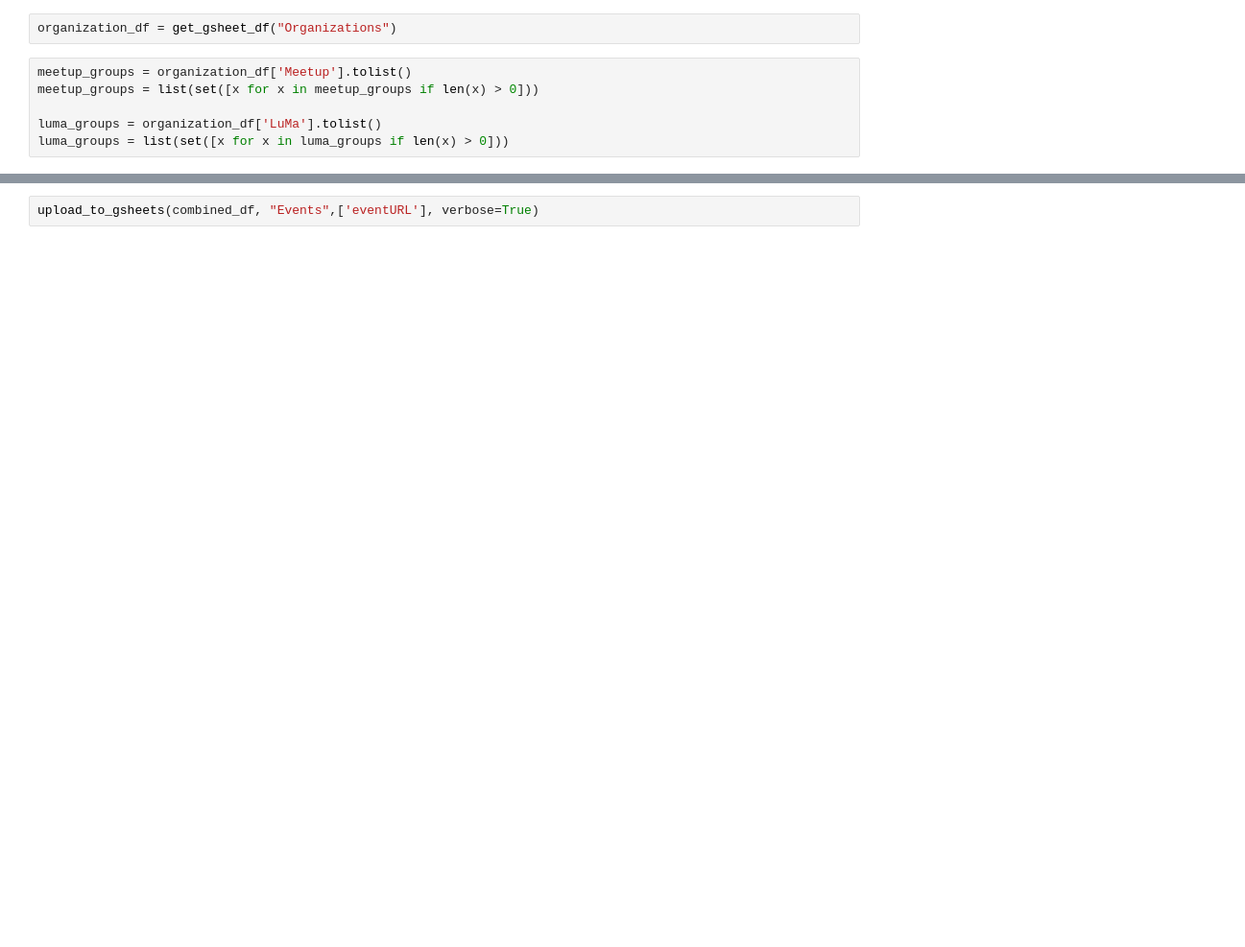
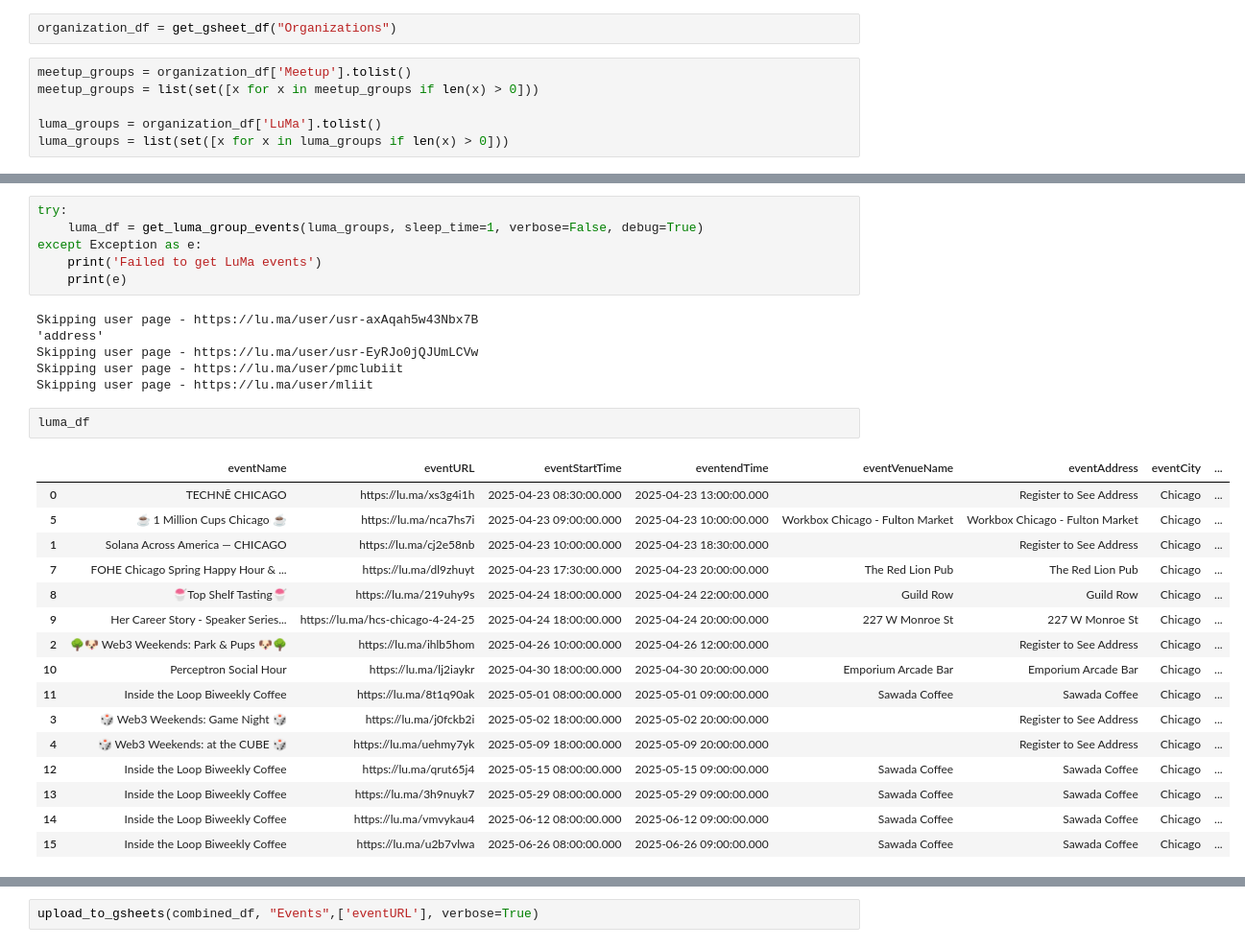
Before and after one commit to driscoll42/chicago-engineering-and-tech-communities, a Jupyter notebook: scraper_scripts/chicago.ipynb, the cells around one changed output, grey strips where cells are left out. Shown at 96% size. Saved outputs shown, nothing was run; the diff lists cells and outputs as text; blank space fills up the shorter version.

```diff
--- a/scraper_scripts/chicago.ipynb
+++ b/scraper_scripts/chicago.ipynb
@@ -30,3 +70,34 @@ organization_df
+# %%
+try:
+    luma_df = get_luma_group_events(luma_groups, sleep_time=1, verbose=False, debug=True)
+except Exception as e:
+    print('Failed to get LuMa events')
+    print(e)
+# %% [output]
+Skipping user page - https://lu.ma/user/usr-axAqah5w43Nbx7B
+'address'
+Skipping user page - https://lu.ma/user/usr-EyRJo0jQJUmLCVw
+Skipping user page - https://lu.ma/user/pmclubiit
+Skipping user page - https://lu.ma/user/mliit
+# %%
+luma_df
+# %% [output]
+|  | eventName | eventURL | eventStartTime | eventendTime | eventVenueName | eventAddress | eventCity | ... |
+| 0 | TECHNĒ CHICAGO | https://lu.ma/xs3g4i1h | 2025-04-23 08:30:00.000 | 2025-04-23 13:00:00.000 |  | Register to See Address | Chicago | ... |
+| 5 | ☕️ 1 Million Cups Chicago ☕️ | https://lu.ma/nca7hs7i | 2025-04-23 09:00:00.000 | 2025-04-23 10:00:00.000 | Workbox Chicago - Fulton Market | Workbox Chicago - Fulton Market | Chicago | ... |
+| 1 | Solana Across America — CHICAGO | https://lu.ma/cj2e58nb | 2025-04-23 10:00:00.000 | 2025-04-23 18:30:00.000 |  | Register to See Address | Chicago | ... |
+| 7 | FOHE Chicago Spring Happy Hour & ... | https://lu.ma/dl9zhuyt | 2025-04-23 17:30:00.000 | 2025-04-23 20:00:00.000 | The Red Lion Pub | The Red Lion Pub | Chicago | ... |
+| 8 | 🍧Top Shelf Tasting🍧 | https://lu.ma/219uhy9s | 2025-04-24 18:00:00.000 | 2025-04-24 22:00:00.000 | Guild Row | Guild Row | Chicago | ... |
+| 9 | Her Career Story - Speaker Series... | https://lu.ma/hcs-chicago-4-24-25 | 2025-04-24 18:00:00.000 | 2025-04-24 20:00:00.000 | 227 W Monroe St | 227 W Monroe St | Chicago | ... |
+| 2 | 🌳🐶 Web3 Weekends: Park & Pups 🐶🌳 | https://lu.ma/ihlb5hom | 2025-04-26 10:00:00.000 | 2025-04-26 12:00:00.000 |  | Register to See Address | Chicago | ... |
+| 10 | Perceptron Social Hour | https://lu.ma/lj2iaykr | 2025-04-30 18:00:00.000 | 2025-04-30 20:00:00.000 | Emporium Arcade Bar | Emporium Arcade Bar | Chicago | ... |
+| 11 | Inside the Loop Biweekly Coffee | https://lu.ma/8t1q90ak | 2025-05-01 08:00:00.000 | 2025-05-01 09:00:00.000 | Sawada Coffee | Sawada Coffee | Chicago | ... |
+| 3 | 🎲 Web3 Weekends: Game Night 🎲 | https://lu.ma/j0fckb2i | 2025-05-02 18:00:00.000 | 2025-05-02 20:00:00.000 |  | Register to See Address | Chicago | ... |
+| 4 | 🎲 Web3 Weekends: at the CUBE 🎲 | https://lu.ma/uehmy7yk | 2025-05-09 18:00:00.000 | 2025-05-09 20:00:00.000 |  | Register to See Address | Chicago | ... |
+| 12 | Inside the Loop Biweekly Coffee | https://lu.ma/qrut65j4 | 2025-05-15 08:00:00.000 | 2025-05-15 09:00:00.000 | Sawada Coffee | Sawada Coffee | Chicago | ... |
+| 13 | Inside the Loop Biweekly Coffee | https://lu.ma/3h9nuyk7 | 2025-05-29 08:00:00.000 | 2025-05-29 09:00:00.000 | Sawada Coffee | Sawada Coffee | Chicago | ... |
+| 14 | Inside the Loop Biweekly Coffee | https://lu.ma/vmvykau4 | 2025-06-12 08:00:00.000 | 2025-06-12 09:00:00.000 | Sawada Coffee | Sawada Coffee | Chicago | ... |
+| 15 | Inside the Loop Biweekly Coffee | https://lu.ma/u2b7vlwa | 2025-06-26 08:00:00.000 | 2025-06-26 09:00:00.000 | Sawada Coffee | Sawada Coffee | Chicago | ... |
 # %%
 try:
     meetup_df = get_meetup_events(meetup_groups, sleep_time=2, verbose=True, debug=True)
```
Also changed, not shown: parts of 17 cells of this notebook, 1 other file.
